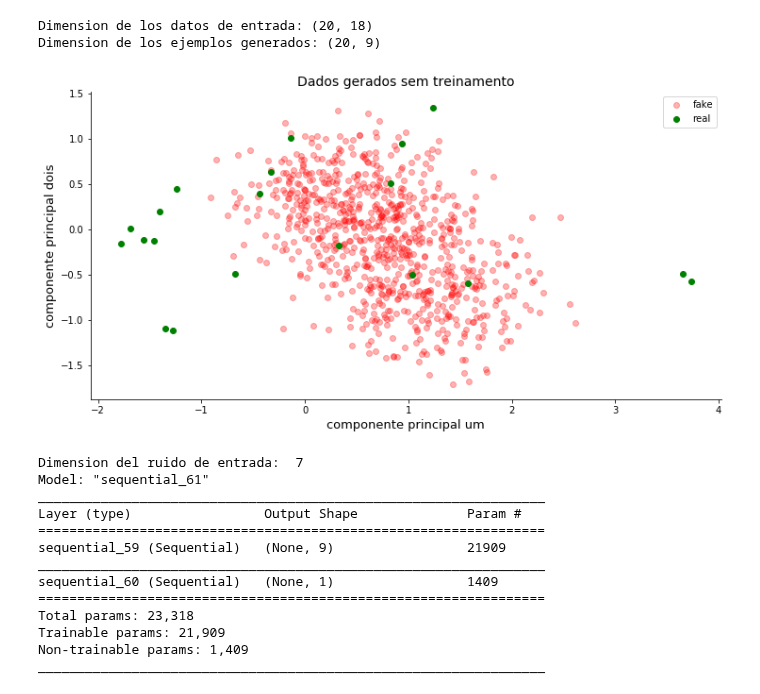
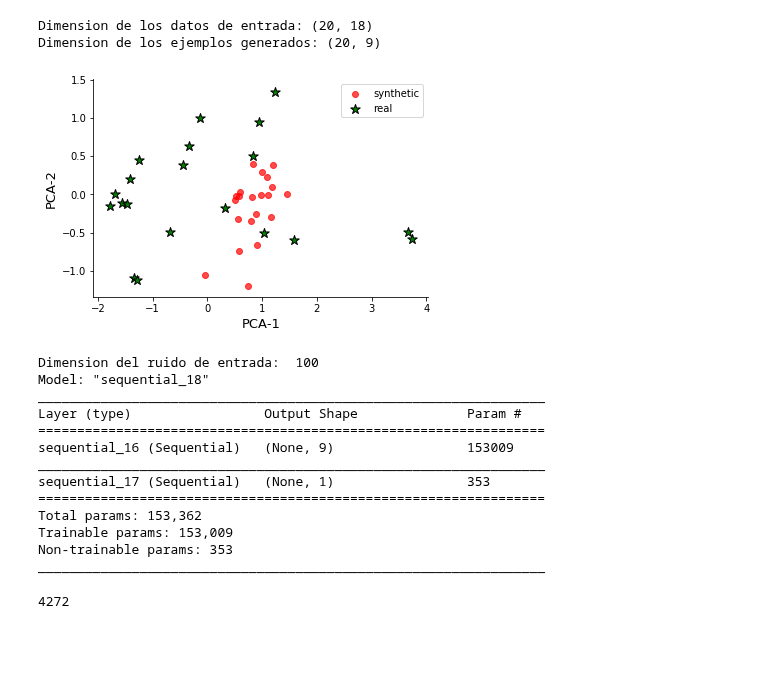
Before and after one commit to ejrueda/MasterUFPA, a Jupyter notebook: Proyectos/BioInformática/one-classification with GAN.ipynb, the cells around one changed output. Cells and saved outputs as stored; diff of their text form; code cells hidden in the pictures; blank space fills up the shorter version.

```diff
--- a/Proyectos/BioInformática/one-classification with GAN.ipynb
+++ b/Proyectos/BioInformática/one-classification with GAN.ipynb
@@ -175,9 +175,9 @@ class Generator():
         Retorna el modelo Generador
         """
         model = Sequential()
-        model.add(Dense(100, input_shape=(self.noise_input,)))
-        model.add(Dense(100))
-        model.add(Dense(100))
+        model.add(Dense(250, input_shape=(self.noise_input,)))
+        model.add(Dense(250))
+        model.add(Dense(250))
         model.add(Dense(np.prod(self.out_dim), activation="tanh"))
         model.add(Reshape(self.out_dim))
         return model
@@ -205,22 +205,23 @@ Dimension de los ejemplos generados: (20, 9)
 # %%
 pca_real = PCA(n_components=2)
 X_train_pca = pca_real.fit_transform(X_train)
 X_train_pca
-noise = np.random.normal(loc=0, scale=1, size=(800,noise_input))
-fig1 = plt.figure(figsize=(12,6))
+noise = np.random.normal(loc=0, scale=1, size=(21,noise_input))
+fig1 = plt.figure(figsize=(6,4))
 ax1 = fig1.add_subplot()
 ax1.spines["top"].set_visible(False)
 ax1.spines["right"].set_visible(False)
-plt.title("Dados gerados sem treinamento", fontsize=14)
-plt.xlabel("componente principal um", fontsize=13)
-plt.ylabel("componente principal dois", fontsize=13)
+#plt.title("Dados gerados sem treinamento", fontsize=14)
+plt.xlabel("PCA-1", fontsize=13)
+plt.ylabel("PCA-2", fontsize=13)
 x_noise = G.predict(noise)
 X_fake_pca = pca_real.transform(x_noise)
-plt.scatter(X_fake_pca[:,0], X_fake_pca[:,1], color="red", label="fake", alpha=.3)
-plt.scatter(X_train_pca[:,0], X_train_pca[:,1], color="green", label="real", alpha=1)
+plt.scatter(X_fake_pca[:,0], X_fake_pca[:,1], color="red", label="synthetic", alpha=.7)
+plt.scatter(X_train_pca[:,0], X_train_pca[:,1], color="green", label="real", alpha=1,
+            marker="*", edgecolors="black", s=100)
 plt.legend();
 # %% [output]
-[figure, old version]
+[figure, new version]
 # %%
 class Discriminator():
 
@@ -328,7 +328,7 @@ def train(X_train, epochs, batch_size, G, D, gan, noise_input):
                    % (epoch+1, epochs, d_loss[-1], g_loss[-1], t))
     return g_loss, d_loss, fscore
 # %%
-noise_input = 7
+noise_input = 100
 #Gerador
 #optimizerG = Adam(lr=0.0001, beta_1=0.4)
 optimizerG = SGD(lr=0.0001, momentum=0.9, decay=0.0001/2000)
@@ -345,19 +345,23 @@ gan = Gan(G,D)
 gan.compile(loss='binary_crossentropy', optimizer=optimizerG)
 gan.summary()
 # %% [output]
-Dimension del ruido de entrada:  7
-Model: "sequential_61"
+Dimension del ruido de entrada:  100
+Model: "sequential_18"
 _________________________________________________________________
 Layer (type)                 Output Shape              Param #
 =================================================================
-sequential_59 (Sequential)   (None, 9)                 21909
+sequential_16 (Sequential)   (None, 9)                 153009
 _________________________________________________________________
-sequential_60 (Sequential)   (None, 1)                 1409
+sequential_17 (Sequential)   (None, 1)                 353
 =================================================================
-Total params: 23,318
-Trainable params: 21,909
-Non-trainable params: 1,409
+Total params: 153,362
+Trainable params: 153,009
+Non-trainable params: 353
 _________________________________________________________________
+# %%
+datos.shape[0]-21
+# %% [output]
+4272
 # %%
 ep = 2000
 g_loss, d_loss, fscore = train(X_train, epochs=ep, batch_size=X_train.shape[0], G=G, D=D, gan=gan,
```
Also changed, not shown: parts of 8 cells of this notebook, 5 other files.
